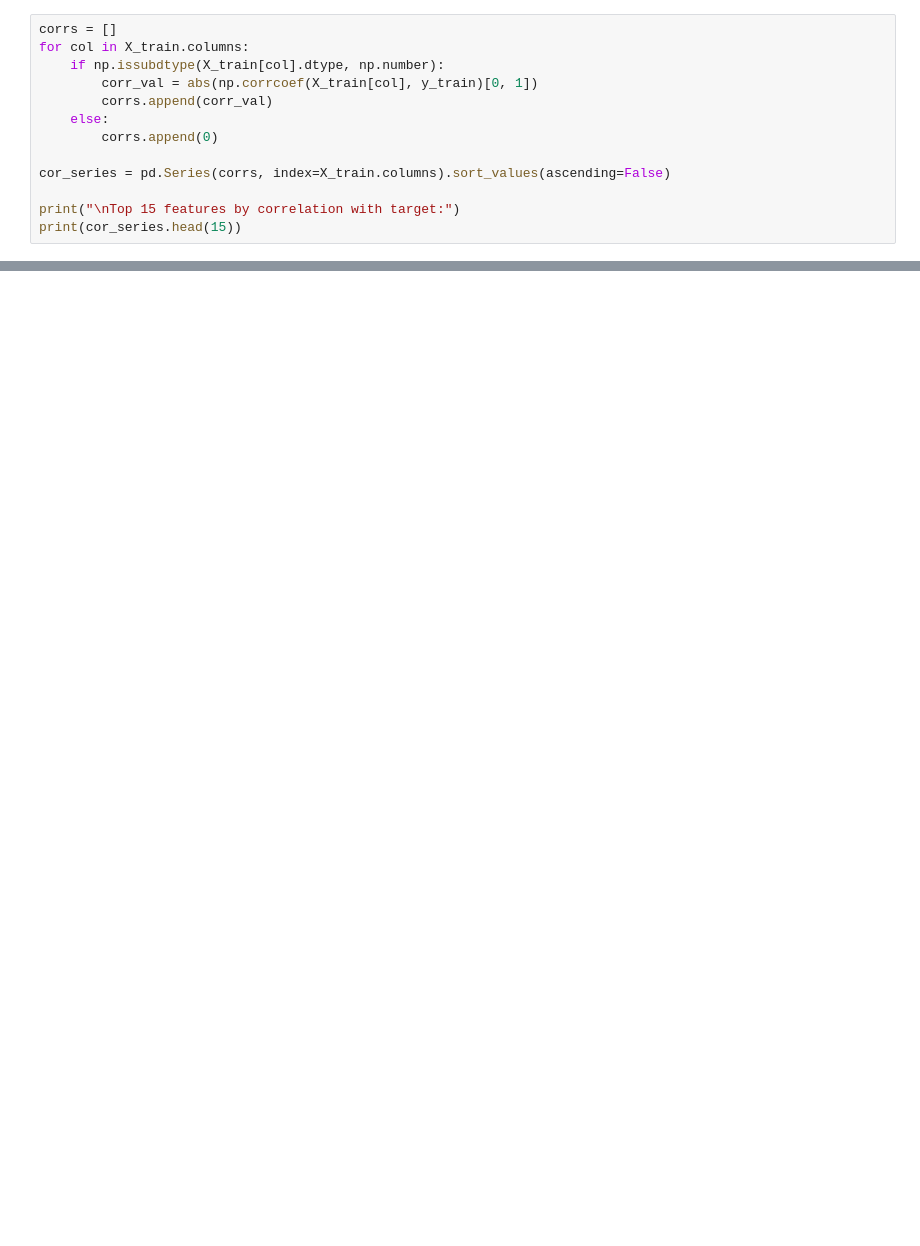
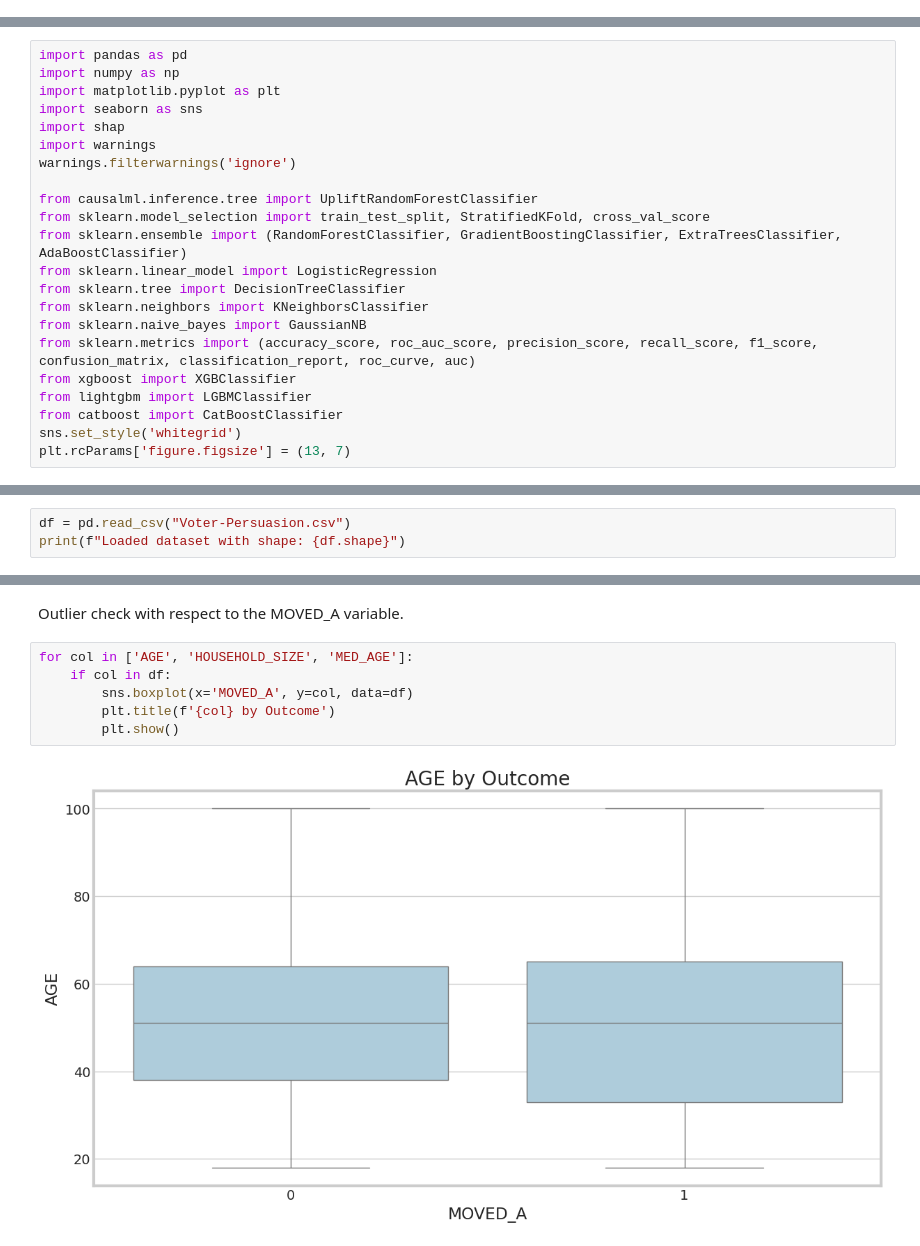
Before and after one commit to TanmayTopkhanewale/Political-Persuasion-Analysis-Uplift-Modeling-, a Jupyter notebook: G_Political_Persuasion.ipynb, the cells around one changed output, grey strips where cells are left out. Cells and saved outputs as stored; diff of their text form; blank space fills up the shorter version.

```diff
--- a/G_Political_Persuasion.ipynb
+++ b/G_Political_Persuasion.ipynb
@@ -266,13 +44,0 @@ Categorical columns (5): ['CAND1S', 'CAND2S', 'I3', 'CAND1_UND', 'CAND2_UND']
-# %%
-corrs = []
-for col in X_train.columns:
-    if np.issubdtype(X_train[col].dtype, np.number):
-        corr_val = abs(np.corrcoef(X_train[col], y_train)[0, 1])
-        corrs.append(corr_val)
-    else:
-        corrs.append(0)
-
-cor_series = pd.Series(corrs, index=X_train.columns).sort_values(ascending=False)
-
-print("\nTop 15 features by correlation with target:")
-print(cor_series.head(15))
@@ -897,0 +45,22 @@ comparison.to_csv('feature_set_comparison.csv', index=False)
+# %%
+import pandas as pd
+import numpy as np
+import matplotlib.pyplot as plt
+import seaborn as sns
+import shap
+import warnings
+warnings.filterwarnings('ignore')
+
+from causalml.inference.tree import UpliftRandomForestClassifier
+from sklearn.model_selection import train_test_split, StratifiedKFold, cross_val_score
+from sklearn.ensemble import (RandomForestClassifier, GradientBoostingClassifier, ExtraTreesClassifier, AdaBoostClassifier)
+from sklearn.linear_model import LogisticRegression
+from sklearn.tree import DecisionTreeClassifier
+from sklearn.neighbors import KNeighborsClassifier
+from sklearn.naive_bayes import GaussianNB
+from sklearn.metrics import (accuracy_score, roc_auc_score, precision_score, recall_score, f1_score, confusion_matrix, classification_report, roc_curve, auc)
+from xgboost import XGBClassifier
+from lightgbm import LGBMClassifier
+from catboost import CatBoostClassifier
+sns.set_style('whitegrid')
+plt.rcParams['figure.figsize'] = (13, 7)
@@ -897,0 +69,3 @@ comparison.to_csv('feature_set_comparison.csv', index=False)
+# %%
+df = pd.read_csv("Voter-Persuasion.csv")
+print(f"Loaded dataset with shape: {df.shape}")
@@ -897,0 +129,10 @@ comparison.to_csv('feature_set_comparison.csv', index=False)
+# %% [markdown]
+Outlier check with respect to the MOVED_A variable.
+# %%
+for col in ['AGE', 'HOUSEHOLD_SIZE', 'MED_AGE']:
+    if col in df:
+        sns.boxplot(x='MOVED_A', y=col, data=df)
+        plt.title(f'{col} by Outcome')
+        plt.show()
+# %% [output]
+[figure, added]
```
Also changed, not shown: parts of 81 cells of this notebook.
